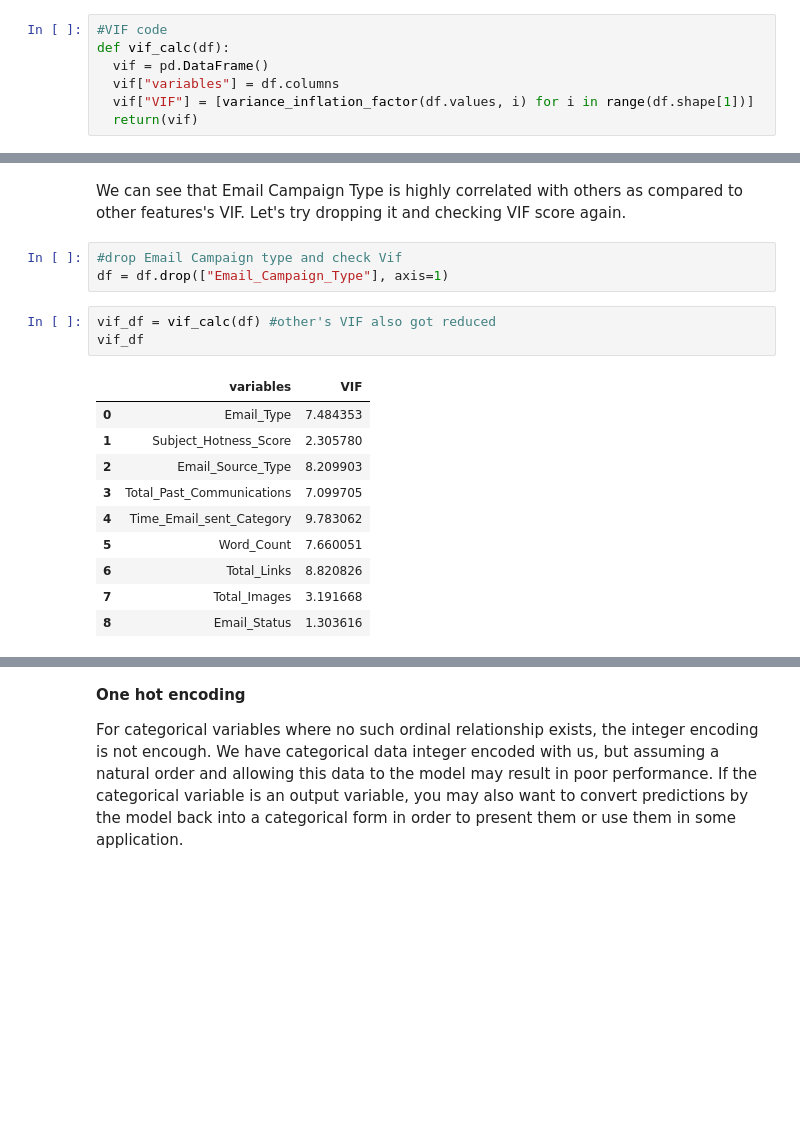
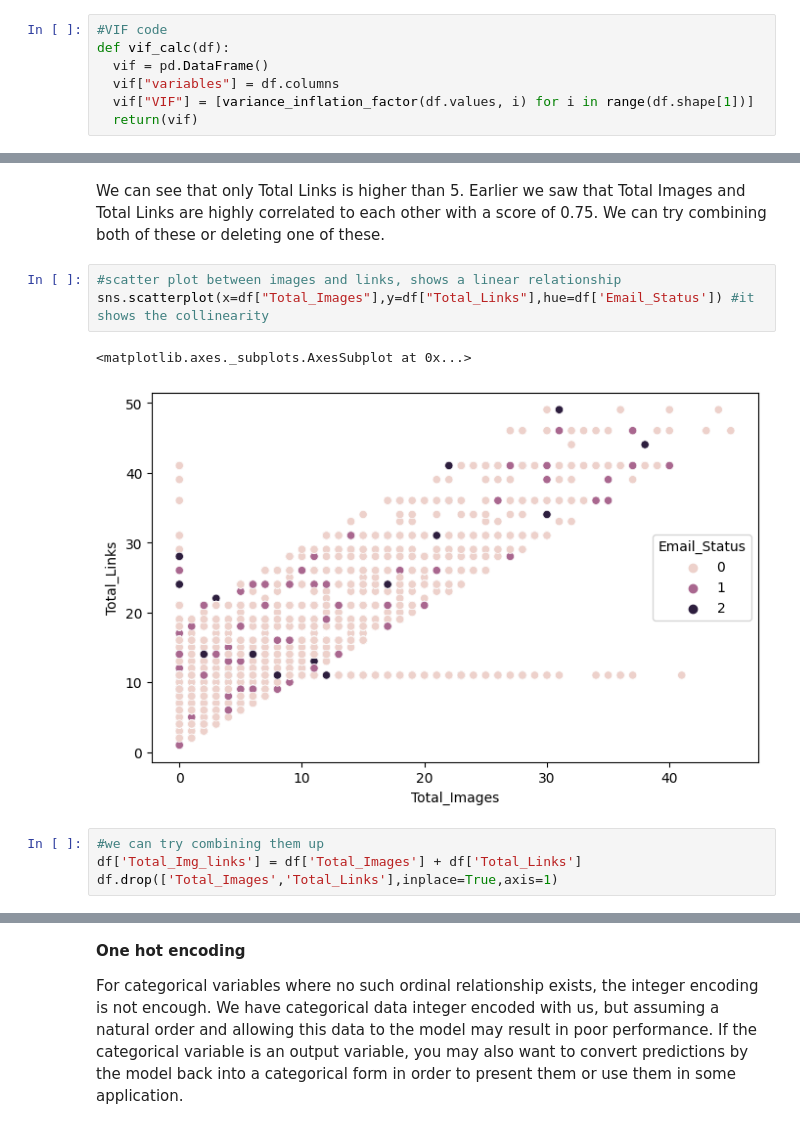
Before and after one commit to vithika-karan/Email-Campaign-Effectiveness-Prediction, a Jupyter notebook: Email_Campaign_Effectiveness_Prediction_Vithika_Karan.ipynb, the cells around one changed output, grey strips where cells are left out. Cells and saved outputs as stored; diff of their text form; blank space fills up the shorter version.

```diff
--- a/Email_Campaign_Effectiveness_Prediction_Vithika_Karan.ipynb
+++ b/Email_Campaign_Effectiveness_Prediction_Vithika_Karan.ipynb
@@ -314,20 +316,12 @@ vif_df
-# %% [markdown]
-We can see that Email Campaign Type is highly correlated with others as compared to other features's VIF.
-Let's try dropping it and checking VIF score again.
-# %%
-#drop Email Campaign type and check Vif
-df = df.drop(["Email_Campaign_Type"], axis=1)
-# %%
-vif_df = vif_calc(df) #other's VIF also got reduced
-vif_df
-# %% [output]
-|  | variables | VIF |
-| 0 | Email_Type | 7.484353 |
-| 1 | Subject_Hotness_Score | 2.305780 |
-| 2 | Email_Source_Type | 8.209903 |
-| 3 | Total_Past_Communications | 7.099705 |
-| 4 | Time_Email_sent_Category | 9.783062 |
-| 5 | Word_Count | 7.660051 |
-| 6 | Total_Links | 8.820826 |
-| 7 | Total_Images | 3.191668 |
-| 8 | Email_Status | 1.303616 |
+# %% [markdown]
+We can see that only Total Links is higher than 5. Earlier we saw that Total Images and Total Links are highly correlated to each other with a score of 0.75. We can try combining both of these or deleting one of these.
+# %%
+#scatter plot between images and links, shows a linear relationship
+sns.scatterplot(x=df["Total_Images"],y=df["Total_Links"],hue=df['Email_Status']) #it shows the collinearity
+# %% [output]
+<matplotlib.axes._subplots.AxesSubplot at 0x...>
+[figure, added]
+# %%
+#we can try combining them up
+df['Total_Img_links'] = df['Total_Images'] + df['Total_Links']
+df.drop(['Total_Images','Total_Links'],inplace=True,axis=1)
```
Also changed, not shown: parts of 51 cells of this notebook.
